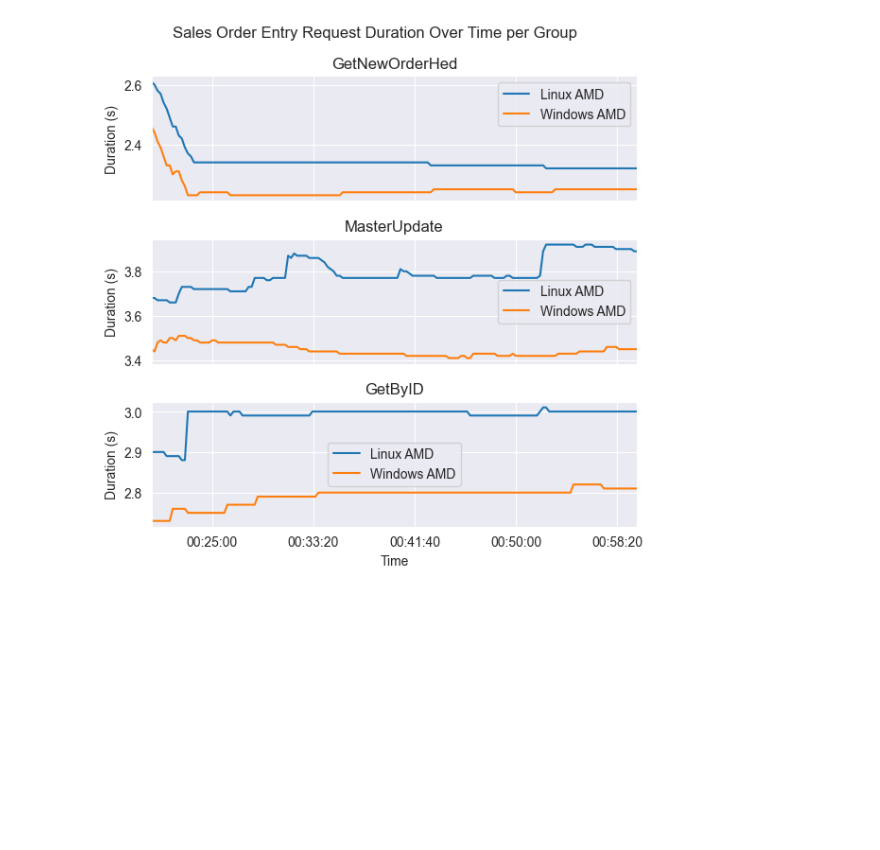
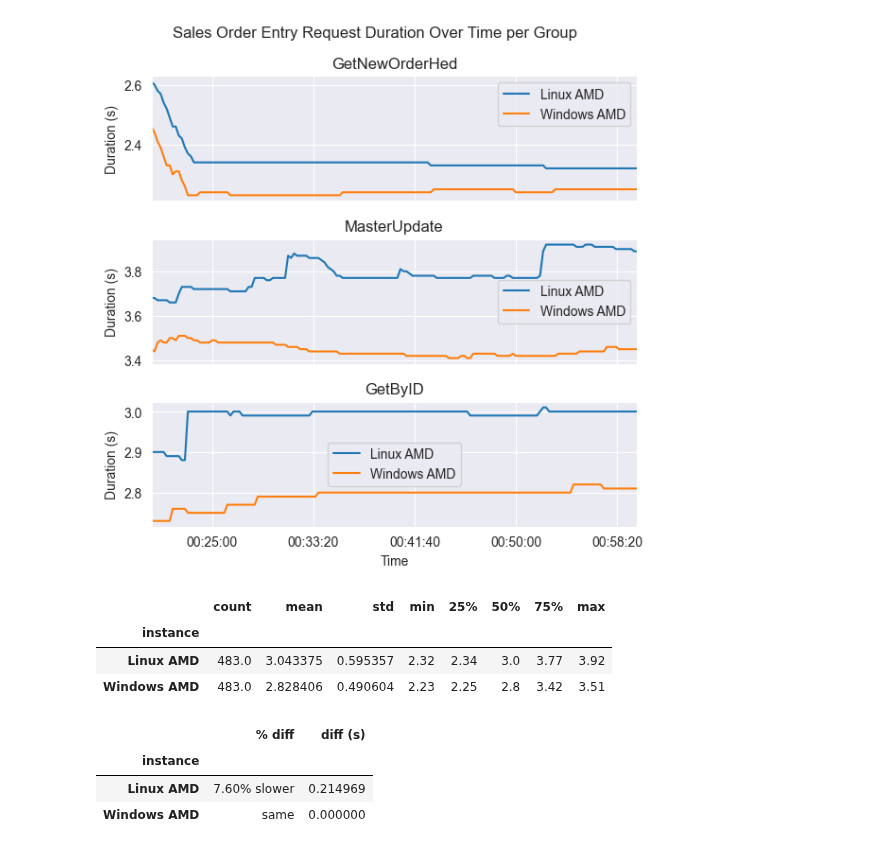
Before and after one commit to epicor-yasuomaidana/metrics-analysis, a Jupyter notebook: Api Call Analyzer.ipynb, the cells around one changed output. Cells and saved outputs as stored; diff of their text form; code cells hidden in the pictures; blank space fills up the shorter version.

```diff
--- a/Api Call Analyzer.ipynb
+++ b/Api Call Analyzer.ipynb
@@ -147,6 +154,32 @@ plot_grouped_queries_over_time(sales_order_entry_durations, ['GetNewOrderHed', '
 save_plot_if_new("results/sales_order_entry_groups_duration_over_time.png")
 # %% [output]
 [figure]
+# %%
+def get_percentage_diff(df: pd.DataFrame, group_col: str, value_col: str, reference_instance: str) -> tuple[pd.Series, pd.Series]:
+    means = df.groupby(group_col)[value_col].mean()
+    reference_value = means[reference_instance]
+    difference = means - reference_value
+    percentage_diff = (difference / reference_value) * 100
+    return difference, percentage_diff
+
+def get_percentage_interpretation(dest: tuple[pd.Series, pd.Series], interpreter = lambda x: f'{x:.2f}% faster' if x < 0 else f'{x:.2f}% slower' if x > 0 else 'same', col_name="diff (s)"):
+    interpretation = dest[1].apply(interpreter)
+    return pd.DataFrame({'% diff': interpretation, col_name: dest[0]})
+
+durations_dest = sales_order_entry_durations.groupby("instance")["value"].describe()
+durations_dest
+# %% [output]
+|  | count | mean | std | min | 25% | 50% | 75% | max |
+| instance |  |  |  |  |  |  |  |  |
+| Linux AMD | 483.0 | 3.043375 | 0.595357 | 2.32 | 2.34 | 3.0 | 3.77 | 3.92 |
+| Windows AMD | 483.0 | 2.828406 | 0.490604 | 2.23 | 2.25 | 2.8 | 3.42 | 3.51 |
+# %%
+get_percentage_interpretation(get_percentage_diff(durations_dest, "instance", "mean", "Windows AMD"))
+# %% [output]
+|  | % diff | diff (s) |
+| instance |  |  |
+| Linux AMD | 7.60% slower | 0.214969 |
+| Windows AMD | same | 0.000000 |
 # %%
 plot_grouped_queries_over_time(sales_order_entry_requests, ['GetNewOrderHed', 'MasterUpdate', 'GetByID'], "Sales Order Entry Request Over Time per Group", "Request Over Time", "Requests", grouper="method")
 save_plot_if_new("results/sales_order_entry_groups_requests_over_time.png")
```
Also changed, not shown: parts of 11 cells of this notebook.
